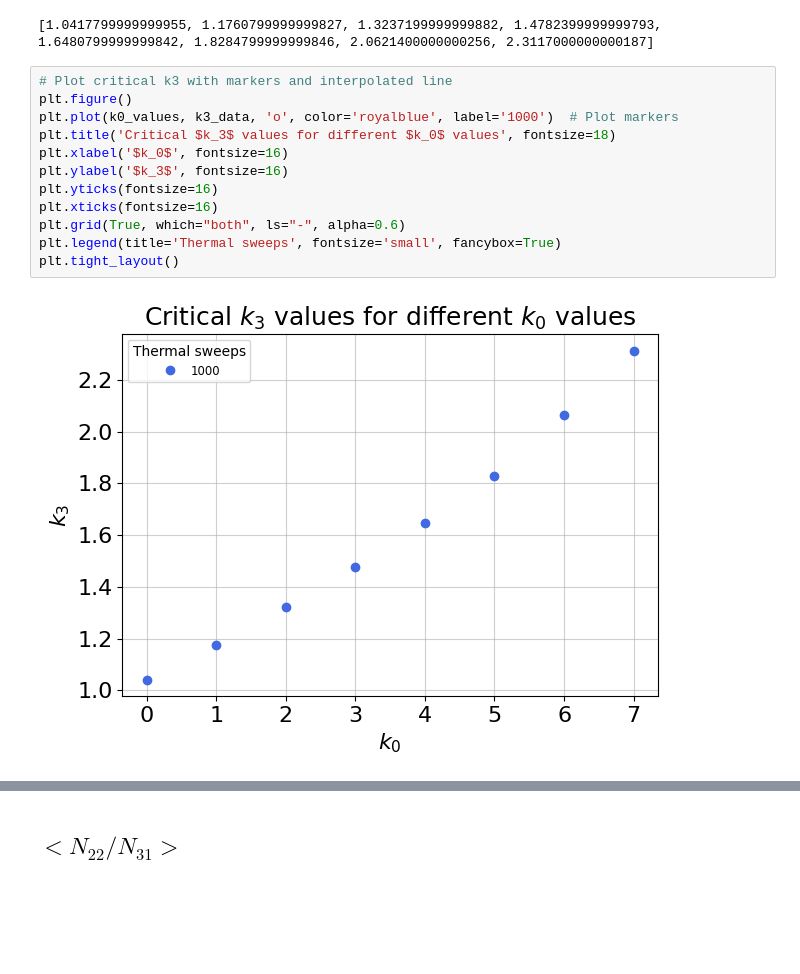
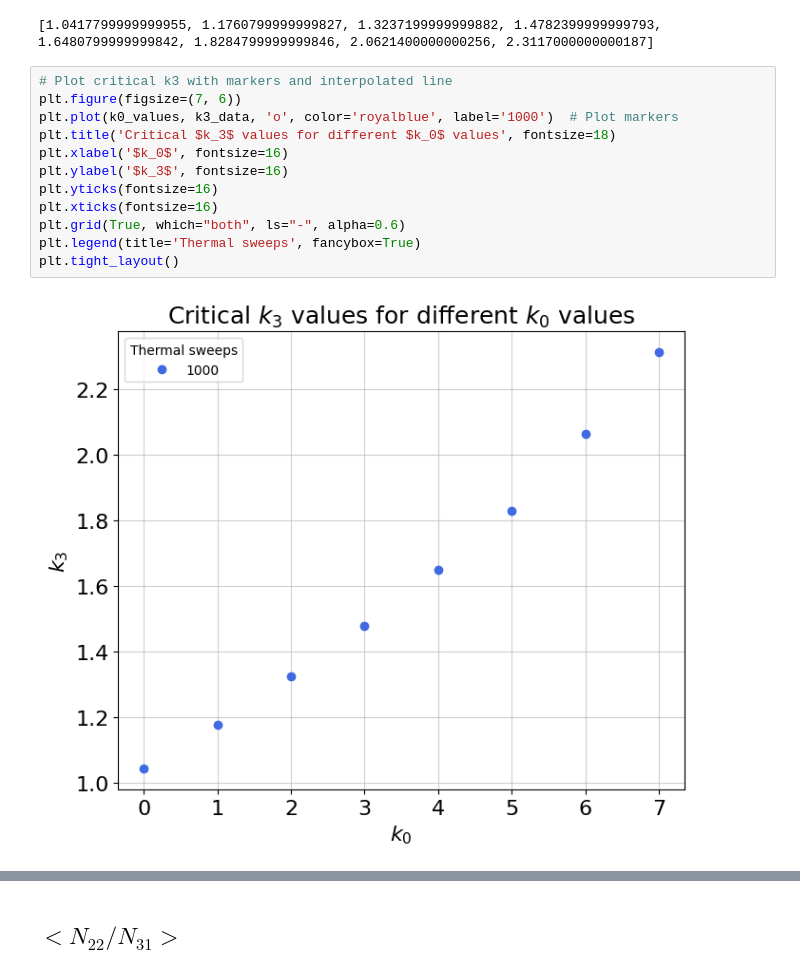
Before and after one commit to sedadenboer/CDT, a Jupyter notebook: src/2+1/experiments/analysis.ipynb, the cells around one changed output, grey strips where cells are left out. Saved outputs shown, nothing was run; the diff lists cells and outputs as text; blank space fills up the shorter version.

```diff
--- a/src/2+1/experiments/analysis.ipynb
+++ b/src/2+1/experiments/analysis.ipynb
@@ -42,15 +38,15 @@ print(k3_data)
 [1.0417799999999955, 1.1760799999999827, 1.3237199999999882, 1.4782399999999793, 1.6480799999999842, 1.8284799999999846, 2.0621400000000256, 2.3117000000000187]
 # %%
 # Plot critical k3 with markers and interpolated line
-plt.figure()
+plt.figure(figsize=(7, 6))
 plt.plot(k0_values, k3_data, 'o', color='royalblue', label='1000')  # Plot markers
 plt.title('Critical $k_3$ values for different $k_0$ values', fontsize=18)
 plt.xlabel('$k_0$', fontsize=16)
 plt.ylabel('$k_3$', fontsize=16)
 plt.yticks(fontsize=16)
 plt.xticks(fontsize=16)
 plt.grid(True, which="both", ls="-", alpha=0.6)
-plt.legend(title='Thermal sweeps', fontsize='small', fancybox=True)
+plt.legend(title='Thermal sweeps', fancybox=True)
 plt.tight_layout()
 # %% [output]
-[figure, old version]
+[figure, new version]
```
Also changed, not shown: parts of 20 cells of this notebook, 4 other files.
